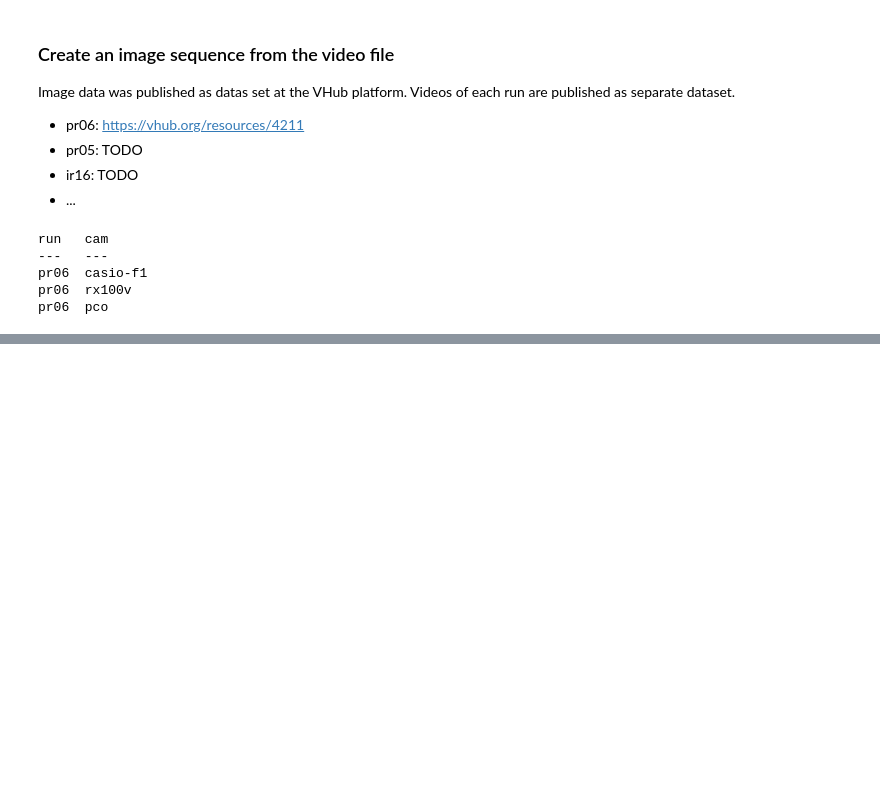
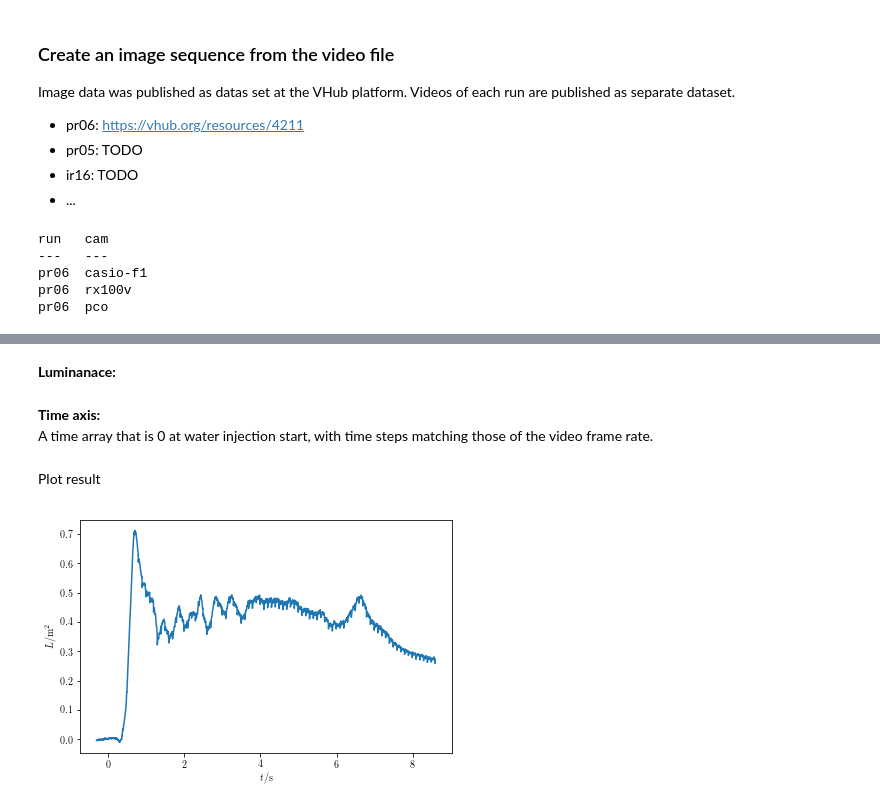
Before and after one commit to isonder/luminance, a Jupyter notebook: Luminance-example.ipynb, the cells around one changed output, grey strips where cells are left out. Cells and saved outputs as stored; diff of their text form; code cells hidden in the pictures; blank space fills up the shorter version.

```diff
--- a/Luminance-example.ipynb
+++ b/Luminance-example.ipynb
@@ -33,0 +61,2 @@ Frame([[ 84, 107, 133, ...,  80,  96,  95],
+# %%
+Bmelt = W * H * bmelt
@@ -33,0 +66,20 @@ Frame([[ 84, 107, 133, ...,  80,  96,  95],
+# %%
+B0 = luminance.average_cbright(seq[:94])
+# %% [markdown]
+**Luminanace:**
+# %%
+L = luminance.luminance_sequence(seq, Sc, Bmelt, B0)
+# %% [markdown]
+**Time axis:**
+A time array that is 0 at water injection start, with time steps matching those of the video frame rate.
+# %%
+fps = 300
+t = np.linspace(-94 / fps, (len(L) - 94) / fps, len(L))
+# %% [markdown]
+Plot result
+# %%
+plt.plot(t, L)
+plt.xlabel(r'$t/\mathrm{s}$')
+plt.ylabel(r'$L/\mathrm{m^2}$');
+# %% [output]
+[figure, added]
```
Also changed, not shown: parts of 12 cells of this notebook.
